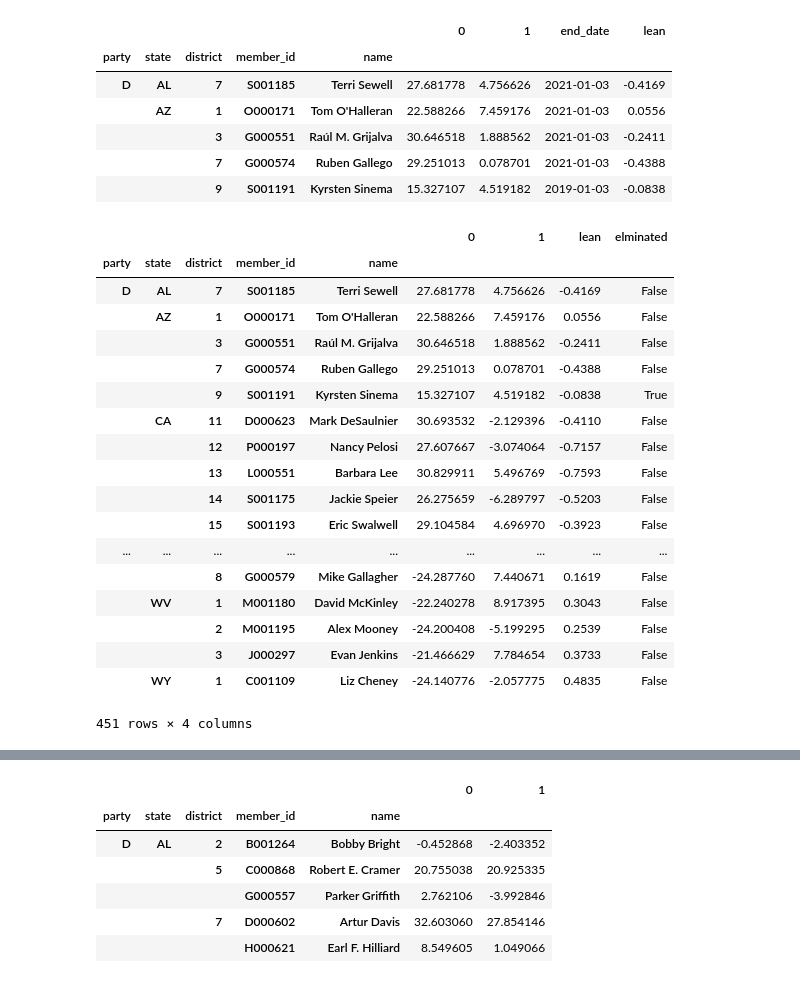
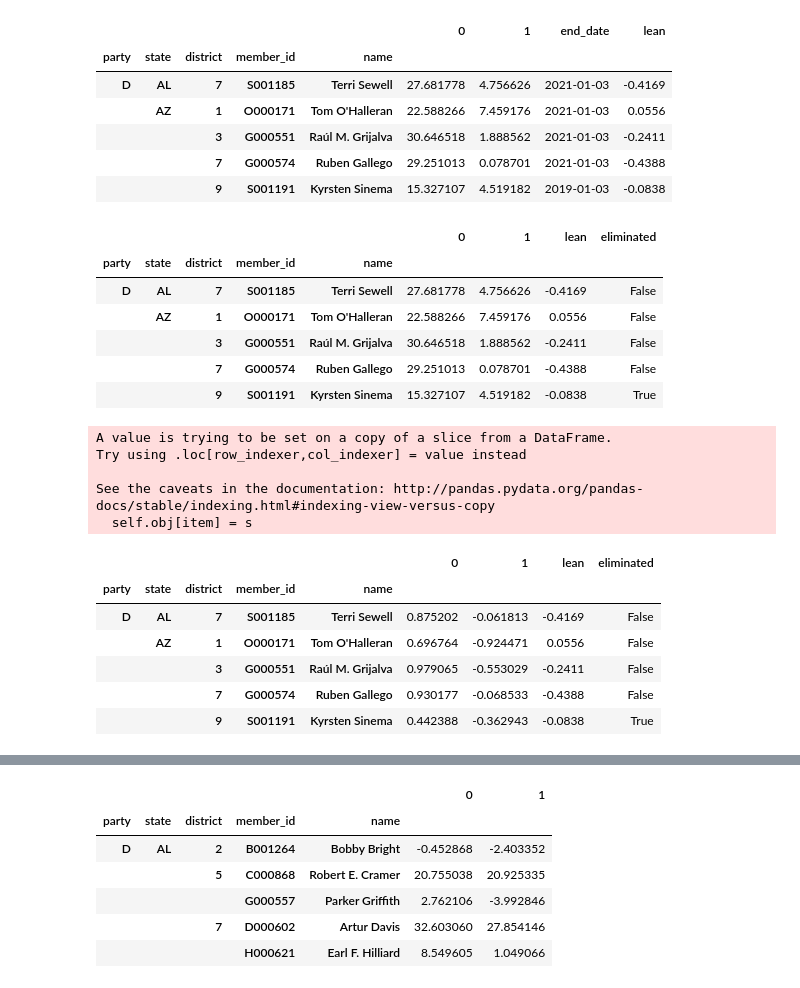
Before and after one commit to Nhorning/Congressional_Survival, a Jupyter notebook: Exploratory Data Analysis.ipynb, the cells around one changed output, grey strips where cells are left out. Drawn from its saved outputs; the diff is of its cells as text; code cells hidden in the pictures.

```diff
--- a/Exploratory Data Analysis.ipynb
+++ b/Exploratory Data Analysis.ipynb
@@ -1305,31 +1305,57 @@ merged_115.head()
 |  |  | 7 | G000574 | Ruben Gallego | 29.251013 | 0.078701 | 2021-01-03 | -0.4388 |
 |  |  | 9 | S001191 | Kyrsten Sinema | 15.327107 | 4.519182 | 2019-01-03 | -0.0838 |
 # %%
-merged_115['elminated'] = merged_115['end_date'] == '2019-01-03'
+merged_115['eliminated'] = merged_115['end_date'] == '2019-01-03'
 merged_115.drop('end_date', axis=1, inplace=True)
 # %%
 data = merged_115.dropna(how='any')
-data
+data.head()
 # %% [output]
-|  |  |  |  |  | 0 | 1 | lean | elminated |
+|  |  |  |  |  | 0 | 1 | lean | eliminated |
 | party | state | district | member_id | name |  |  |  |  |
 | D | AL | 7 | S001185 | Terri Sewell | 27.681778 | 4.756626 | -0.4169 | False |
 |  | AZ | 1 | O000171 | Tom O'Halleran | 22.588266 | 7.459176 | 0.0556 | False |
 |  |  | 3 | G000551 | Raúl M. Grijalva | 30.646518 | 1.888562 | -0.2411 | False |
 |  |  | 7 | G000574 | Ruben Gallego | 29.251013 | 0.078701 | -0.4388 | False |
 |  |  | 9 | S001191 | Kyrsten Sinema | 15.327107 | 4.519182 | -0.0838 | True |
-|  | CA | 11 | D000623 | Mark DeSaulnier | 30.693532 | -2.129396 | -0.4110 | False |
-|  |  | 12 | P000197 | Nancy Pelosi | 27.607667 | -3.074064 | -0.7157 | False |
-|  |  | 13 | L000551 | Barbara Lee | 30.829911 | 5.496769 | -0.7593 | False |
-|  |  | 14 | S001175 | Jackie Speier | 26.275659 | -6.289797 | -0.5203 | False |
-|  |  | 15 | S001193 | Eric Swalwell | 29.104584 | 4.696970 | -0.3923 | False |
-| ... | ... | ... | ... | ... | ... | ... | ... | ... |
-|  |  | 8 | G000579 | Mike Gallagher | -24.287760 | 7.440671 | 0.1619 | False |
-|  | WV | 1 | M001180 | David McKinley | -22.240278 | 8.917395 | 0.3043 | False |
-|  |  | 2 | M001195 | Alex Mooney | -24.200408 | -5.199295 | 0.2539 | False |
-|  |  | 3 | J000297 | Evan Jenkins | -21.466629 | 7.784654 | 0.3733 | False |
-|  | WY | 1 | C001109 | Liz Cheney | -24.140776 | -2.057775 | 0.4835 | False |
-451 rows × 4 columns
+# %%
+#preprocess dimensions
+from sklearn import preprocessing
+from scipy import stats
+
+#scale dimensions to fit lean
+min_max_scaler = preprocessing.MinMaxScaler((-1,1))
+dims = data.loc[:,[0,1]].values
+dims_scaled = min_max_scaler.fit_transform(dims)
+data.loc[:,[0,1]] = dims_scaled
+
+#run regression to get redisduals
+slope, intercept, r_value, p_value, std_err = stats.linregress(data.loc[:,'lean'], data.loc[:,0])
+
+#print(slope, intercept, r_value, p_value, std_err)
+
+#the add the residual dimension
+data.loc[:,1] = ((data.loc[:,'lean']) * slope + intercept) - data.loc[:,0]
+#data = data.drop('lean', axis=1)
+#data[1] = abs(data[0])
+# restrict to party
+#data = data.loc[('R',),:]
+#data[0] = abs(data.loc[:,0])
+
+data.head()
+# %% [output]
+A value is trying to be set on a copy of a slice from a DataFrame.
+Try using .loc[row_indexer,col_indexer] = value instead
+
+See the caveats in the documentation: http://pandas.pydata.org/pandas-docs/stable/indexing.html#indexing-view-versus-copy
+  self.obj[item] = s
+|  |  |  |  |  | 0 | 1 | lean | eliminated |
+| party | state | district | member_id | name |  |  |  |  |
+| D | AL | 7 | S001185 | Terri Sewell | 0.875202 | -0.061813 | -0.4169 | False |
+|  | AZ | 1 | O000171 | Tom O'Halleran | 0.696764 | -0.924471 | 0.0556 | False |
+|  |  | 3 | G000551 | Raúl M. Grijalva | 0.979065 | -0.553029 | -0.2411 | False |
+|  |  | 7 | G000574 | Ruben Gallego | 0.930177 | -0.068533 | -0.4388 | False |
+|  |  | 9 | S001191 | Kyrsten Sinema | 0.442388 | -0.362943 | -0.0838 | True |
 # %%
 #try classifying who was eliminated
 from matplotlib.colors import ListedColormap
```
Also changed, not shown: parts of 1 cell of this notebook.
